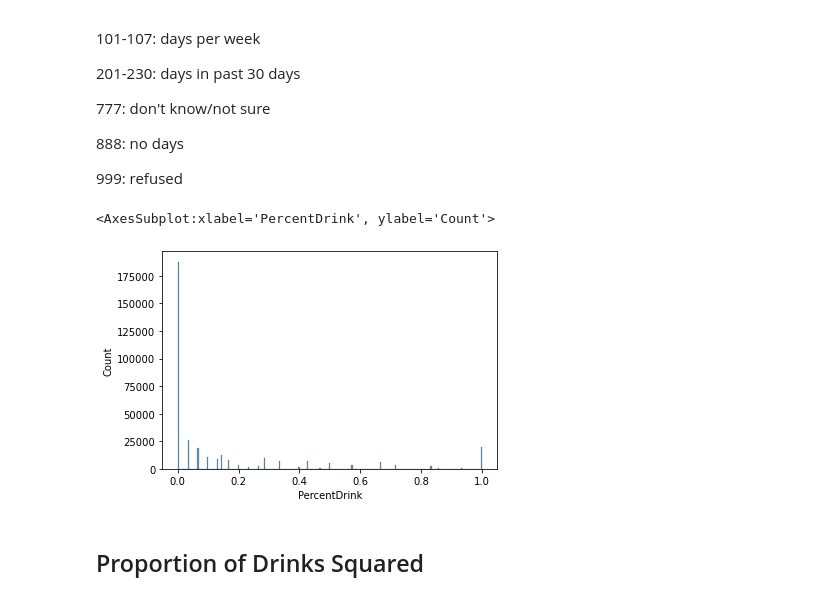
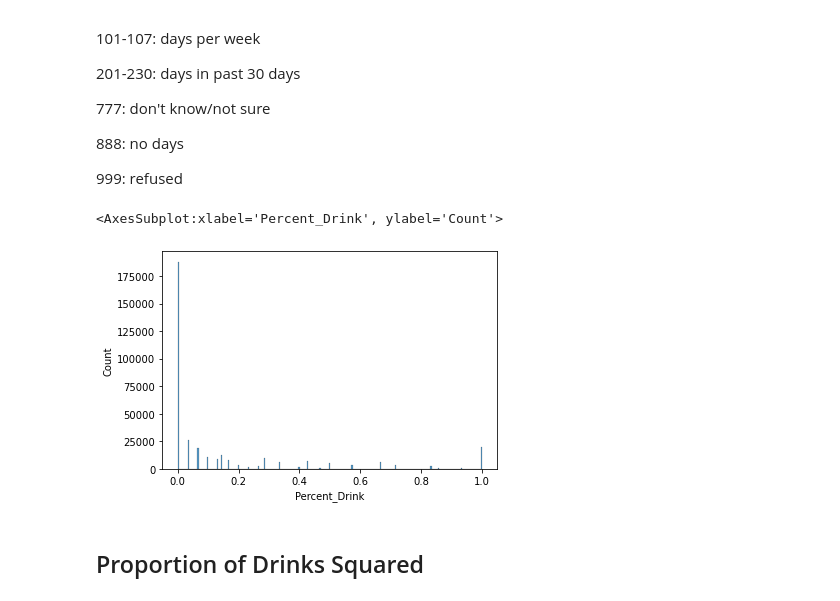
Before and after one commit to dustoff06/MI, a Jupyter notebook: MI Final 9 1 2021.ipynb, the cells around one changed output. Cells and saved outputs as stored; diff of their text form; code cells hidden in the pictures.

```diff
--- a/MI Final 9 1 2021.ipynb
+++ b/MI Final 9 1 2021.ipynb
@@ -618,11 +610,11 @@ Name: RentHome, dtype: float64
 
 1=Excellent, 2=Very Good, 3=Good, 4=Fair, 5=Poor, 7/9=DK, Refused
 # %%
-print(pd.value_counts(temp1.PoorHealth, normalize='columns'))
+print(pd.value_counts(temp1.Poor_Health, normalize='columns'))
 #7 and 9 are small, modal imputation
 m2a_dict={7:3, 9:3}
-temp1['PoorHealth']=temp1['PoorHealth'].replace(dict(m2a_dict))
-print(pd.value_counts(temp1.PoorHealth, normalize='columns'))
+temp1['Poor_Health']=temp1['Poor_Health'].replace(dict(m2a_dict))
+print(pd.value_counts(temp1.Poor_Health, normalize='columns'))
 # %% [output]
 3.0    0.321102
 2.0    0.317877
@@ -649,16 +641,16 @@ pd.crosstab(temp1.PoorHealth,temp1.MI, normalize='index')
 | 4.0 | 0.868101 | 0.131899 |
 | 5.0 | 0.776721 | 0.223279 |
 # %%
-print(pd.value_counts(temp1.PoorHealth, normalize='columns'))
+print(pd.value_counts(temp1.Poor_Health, normalize='columns'))
 n0_dict={1:0, 2:0, 3:0, 4:0, 5:1, 7:0, 9:0} #poor health
 n1_dict={1:0, 2:0, 3:0, 4:1, 5:0, 7:0, 9:0} #fair health
 n2_dict={1:0, 2:0, 3:1, 4:0, 5:0, 7:0, 9:0} #good health
 
-temp1['FairHealth']=temp1['PoorHealth'].replace(dict(n1_dict))
-temp1['GoodHealth']=temp1['PoorHealth'].replace(dict(n2_dict))
-temp1['PoorHealth']=temp1['PoorHealth'].replace(dict(n0_dict))
+temp1['Fair_Health']=temp1['Poor_Health'].replace(dict(n1_dict))
+temp1['Good_Health']=temp1['Poor_Health'].replace(dict(n2_dict))
+temp1['Poor_Health']=temp1['Poor_Health'].replace(dict(n0_dict))
 
-print(pd.value_counts(temp1.PoorHealth, normalize='columns'))
+print(pd.value_counts(temp1.Poor_Health, normalize='columns'))
 # %% [output]
 3.0    0.323731
 2.0    0.317877
@@ -711,10 +703,10 @@ pd.crosstab(temp1.ChewSnuff,temp1.MI, normalize='index')
 | 7.0 | 0.880597 | 0.119403 |
 | 9.0 | 0.948276 | 0.051724 |
 # %%
-print(pd.value_counts(temp1.ChewSnuff, normalize='columns'))
+print(pd.value_counts(temp1.Chew_Snuff, normalize='columns'))
 n2_dict={1:1, 2:1, 3:0, 7:0, 9:0}
-temp1['ChewSnuff']=temp1['ChewSnuff'].replace(dict(n2_dict))
-print(pd.value_counts(temp1.ChewSnuff, normalize='columns'))
+temp1['Chew_Snuff']=temp1['Chew_Snuff'].replace(dict(n2_dict))
+print(pd.value_counts(temp1.Chew_Snuff, normalize='columns'))
 # %% [output]
 3.0    0.969150
 1.0    0.017985
@@ -739,10 +731,11 @@ pd.crosstab(temp1.NoExercise,temp1.MI, normalize='index')
 | 3.0 | 0.903482 | 0.096518 |
 | 9.0 | 0.931500 | 0.068500 |
 # %%
-print(pd.value_counts(temp1.NoExercise, normalize='columns'))
+print(pd.value_counts(temp1.No_Exercise, normalize='columns'))
 o_dict={1:0,2:0,3:1, 9:0} #modal imputation
-temp1['NoExercise']=temp1['NoExercise'].replace(dict(o_dict))
-print(pd.value_counts(temp1.NoExercise, normalize='columns'))
+temp1['Poor_Exercise']=temp1['No_Exercise'].replace(dict(o_dict))
+print(pd.value_counts(temp1.Poor_Exercise, normalize='columns'))
+temp1=temp1.drop(columns=['No_Exercise'])
 # %% [output]
 1.0    0.320300
 2.0    0.282270
@@ -767,21 +760,21 @@ Name: NoExercise, dtype: float64
 # %%
 #print(temp1['PercentDrink'].value_counts())
 def my_recode(v):
     if v==888:
         return(0)
     elif v>0 and v<=107:
         return (v-100)/7
     elif v>107 and v<=230:
         return (v-200)/30
     else:
         return 0
-temp1['PercentDrink']= temp1['PercentDrink'].apply(my_recode)
+temp1['Percent_Drink']= temp1['Percent_Drink'].apply(my_recode)
 mysc=Scaler()
-temp1['PercentDrink']=mysc.fit_transform(temp1[['PercentDrink']])
-sns.histplot(data=temp1, x="PercentDrink")
+temp1['Percent_Drink']=mysc.fit_transform(temp1[['Percent_Drink']])
+sns.histplot(data=temp1, x="Percent_Drink")
 # %% [output]
-<AxesSubplot:xlabel='PercentDrink', ylabel='Count'>
+<AxesSubplot:xlabel='Percent_Drink', ylabel='Count'>
-[figure, old version]
+[figure, new version]
 # %% [markdown]
 ## Proportion of Drinks Squared
 # %%
```
Also changed, not shown: parts of 56 cells of this notebook.
